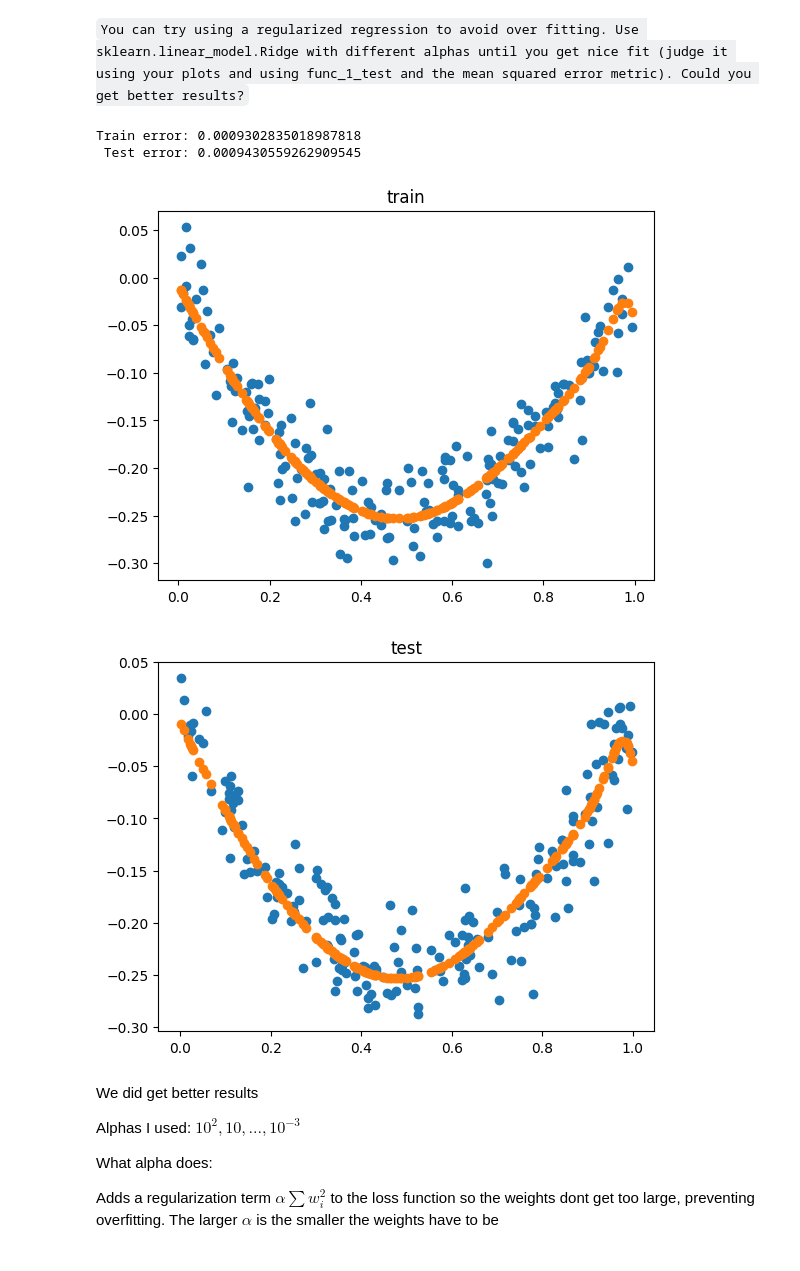
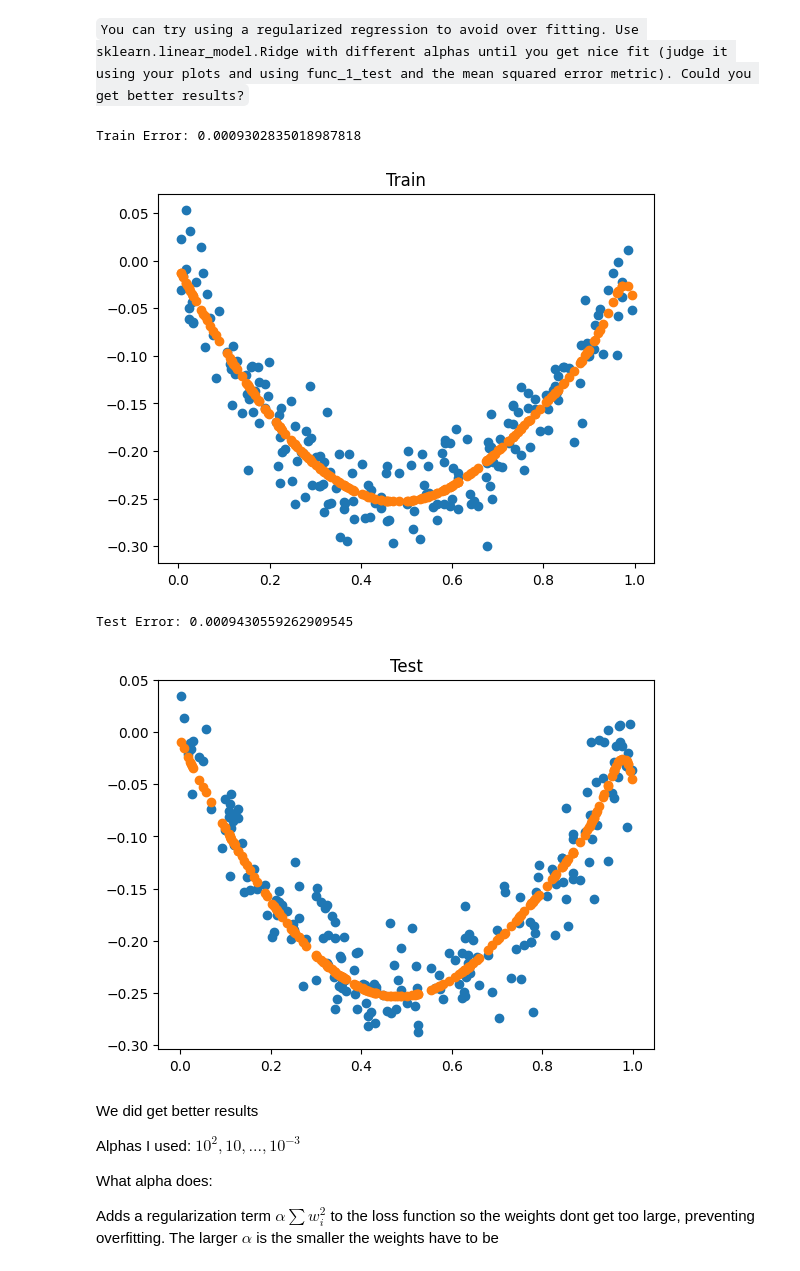
Before and after one commit to roy-boy-1/shampoo, a Jupyter notebook: regression/regression.ipynb, the cells around one changed output. Cells and saved outputs as stored; diff of their text form; code cells hidden in the pictures.

````diff
--- a/regression/regression.ipynb
+++ b/regression/regression.ipynb
@@ -103,20 +104,28 @@ plt.scatter(df['x'], reg.predict(X))
 # %% [output]
 <matplotlib.collections.PathCollection at 0x...>
 [figure]
-# %%
-def poly_features(df):
-    x, Y = ex_data(df)
-    X = np.concatenate(
-        [x**i for i in range(1, 50)],
-        axis=1
-    )
-    return X, Y
-
-def poly_reg(df_train, df_test, model):
-    X_train, Y_train = poly_features(df_train)
-    X_test, Y_test = poly_features(df_test)
-    reg = model.fit(X_train, Y_train)
-    return Y_train, reg.predict(X_train), Y_test, reg.predict(X_test)
+# %%
+'''def poly_reg(df_train, df_test, model):
+
+    X_train, Y_train = poly_features(df_train)
+    X_test, Y_test = poly_features(df_test)
+    reg = model.fit(X_train, Y_train)
+    return Y_train, reg.predict(X_train), Y_test, reg.predict(X_test)
+
+
+poly_features = lambda df: (np.concatenate([ex_data(df)[0]**i for i in range(1,50)], axis=1),
+                                 ex_data(df)[1])'''
+
+def poly_reg_train(df_train, model):
+    x_train, y_train = ex_data(df_train)
+    x_train_poly = np.concatenate([x_train**i for i in range(1,50)], axis=1)
+    model.fit(x_train_poly, y_train)
+    return y_train, model.predict(x_train_poly), model
+
+def poly_reg_test(df_test, fitted_model):
+    x_test, y_test = ex_data(df_test)
+    x_test_poly = np.concatenate([x_test**i for i in range(1,50)], axis=1)
+    return y_test, fitted_model.predict(x_test_poly)
 # %% [markdown]
 ```Let's do some feature extraction. Create a dataset with the features (X, X**2, X**3, ..., X**49). Now try fitting a linear regression using your new dataset. Draw your results on the same graph as before. Judge your results using func_1_test and using the mean squared error metric.```
 
@@ -152,13 +162,16 @@ We can see on the graph that it uses its extra curves to fit the noise instead o
 What counts as overfitting is when the train error goes down while the test error goes up, I also ran the code with smaller maximal powers of $x$ and got worse results on the train but better results on the test, confirming the suspicion
 # %% [markdown]
 ```You can try using a regularized regression to avoid over fitting. Use sklearn.linear_model.Ridge with different alphas until you get nice fit (judge it using your plots and using func_1_test and the mean squared error metric). Could you get better results?```
-# %%
-eval_poly_reg(df_train, df_test, sklearn.linear_model.Ridge(alpha=0.01))
-# %% [output]
-Train error: 0.0009302835018987818
- Test error: 0.0009430559262909545
-[figure, removed]
-[figure, removed]
+# %%
+Y_train, Y_train_predict, fitted_model = poly_reg_train(df_train, sklearn.linear_model.Ridge(alpha=0.01))
+Y_test, Y_test_predict = poly_reg_test(df_test, fitted_model)
+eval_poly_reg(Y_train, Y_train_predict, df_train['x'], 'Train')
+eval_poly_reg(Y_test, Y_test_predict, df_test['x'], 'Test')
+# %% [output]
+Train Error: 0.0009302835018987818
+[figure, added]
+Test Error: 0.0009430559262909545
+[figure, added]
 # %% [markdown]
 We did get better results
 
````
Also changed, not shown: parts of 17 cells of this notebook.
